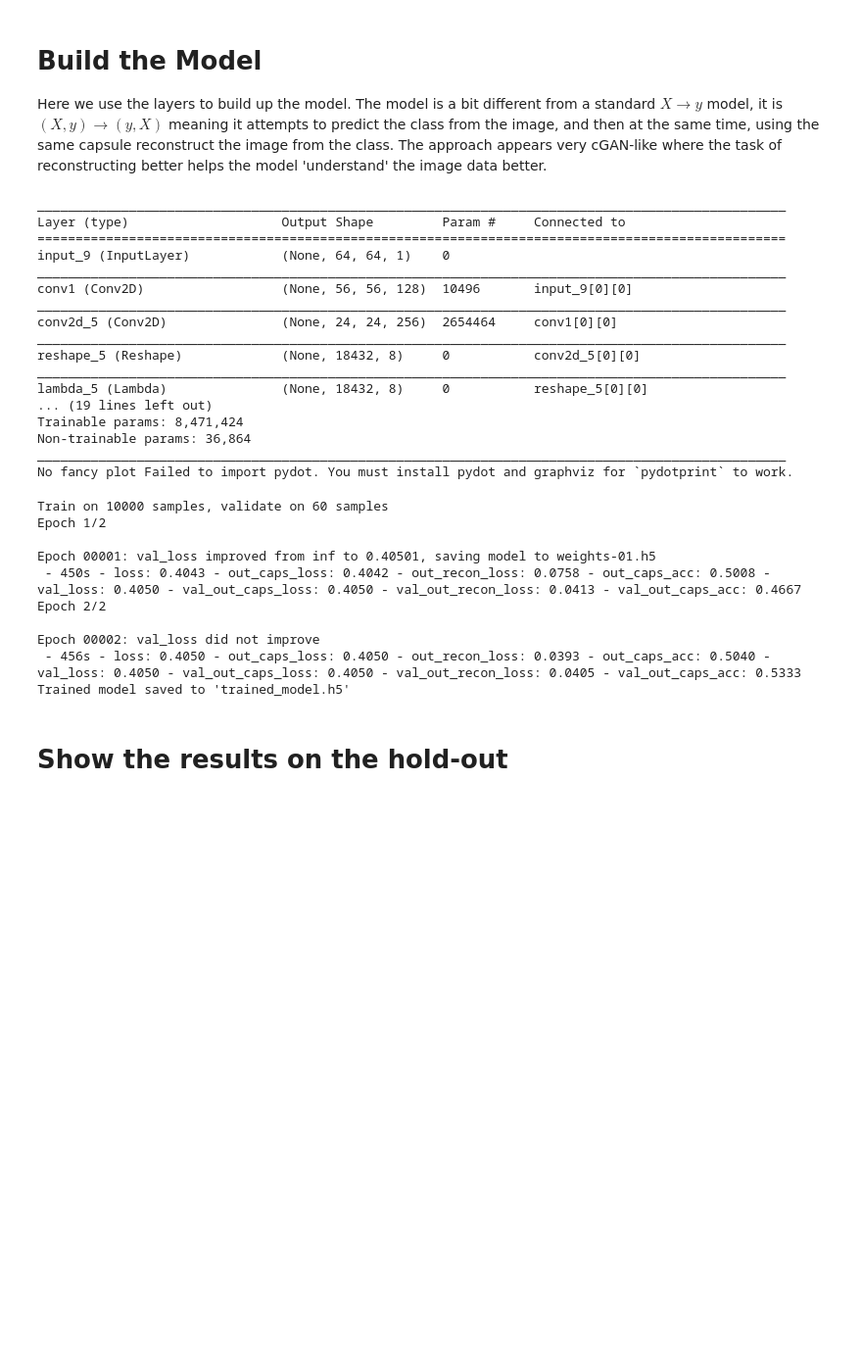
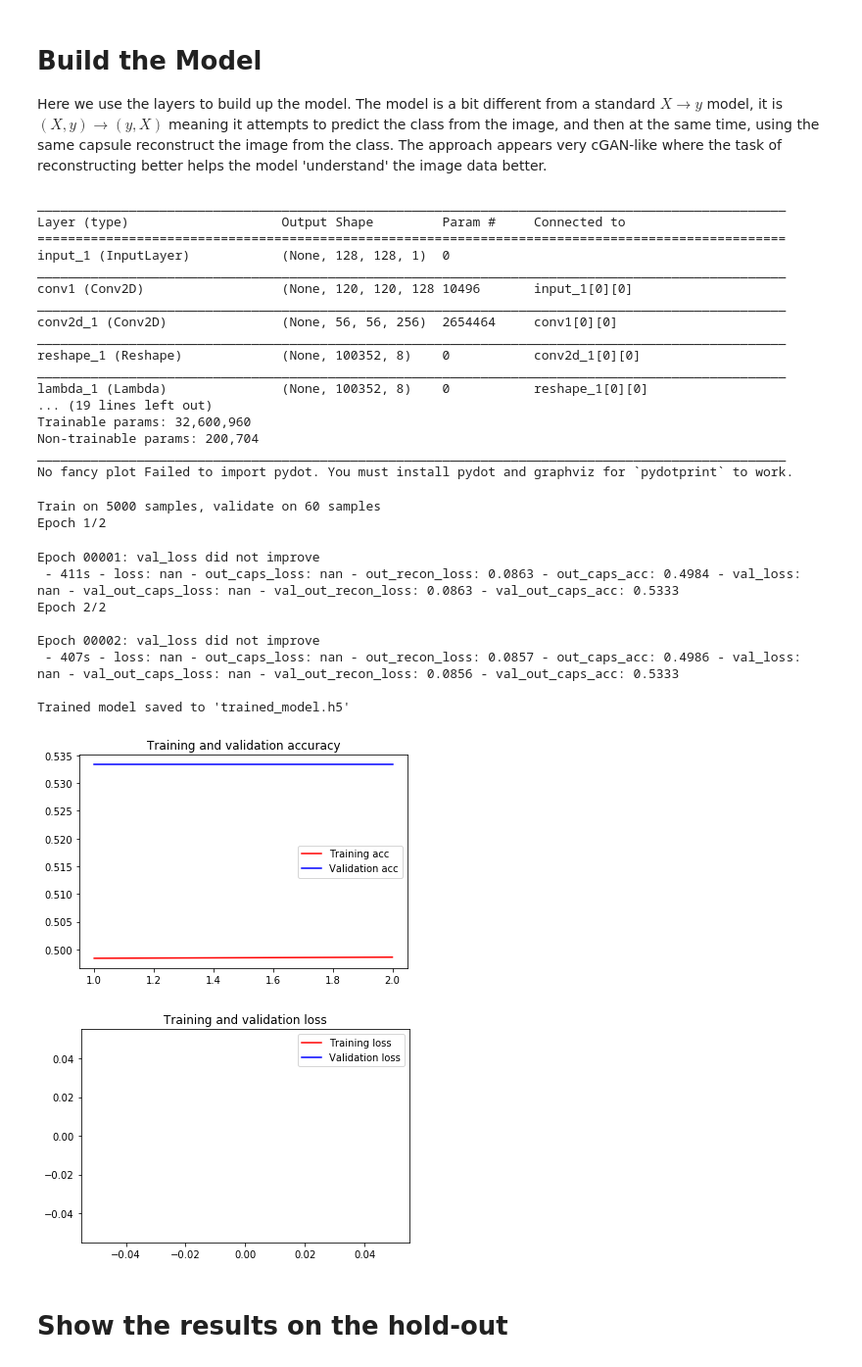
Before and after one commit to data-man-34/XrayNet, a Jupyter notebook: script.ipynb, the cells around one changed output. Shown at 98% size. Cells and saved outputs as stored; diff of their text form; code cells hidden in the pictures; blank space fills up the shorter version.

```diff
--- a/script.ipynb
+++ b/script.ipynb
@@ -26,4 +26,4 @@ from keras_tqdm import TQDMNotebookCallback
 from tqdm import tqdm_notebook
 import cv2
 
-IMG_SIZE = 64
+IMG_SIZE = 128
@@ -35,8 +37,8 @@ os.chdir('C:/Science_Research/')
 print('loading from file...')
 X_val = np.load(f'image_batches/X_val.npy')
 Y_val = np.load(f'image_batches/Y_val.npy')
-X_train = np.load(f'image_batches/X_train_{0}.npy')
-Y_train = np.load(f'image_batches/Y_train_{0}.npy')
+X_train = np.load(f'image_batches/X_train_{0}.npy')[:5000]
+Y_train = np.load(f'image_batches/Y_train_{0}.npy')[:5000]
 print('Data loaded')
 # %% [output]
 loading from file...
@@ -46,11 +48,11 @@ BW_train = []
 BW_val = []
 
 for image in tqdm_notebook(X_train):
-    im = image #cv2.cvtColor(image, cv2.COLOR_RGB2GRAY)
+    im = cv2.cvtColor(image, cv2.COLOR_RGB2GRAY)
     BW_train.append(cv2.resize(im, (IMG_SIZE,IMG_SIZE)))
 
 for image in tqdm_notebook(X_val):
-    im = image#cv2.cvtColor(image, cv2.COLOR_RGB2GRAY)
+    im = cv2.cvtColor(image, cv2.COLOR_RGB2GRAY)
     BW_val.append(cv2.resize(im, (IMG_SIZE,IMG_SIZE)))
 
 X_train = np.array(BW_train)
@@ -310,18 +312,18 @@ except Exception as e:
 __________________________________________________________________________________________________
 Layer (type)                    Output Shape         Param #     Connected to
 ==================================================================================================
-input_9 (InputLayer)            (None, 64, 64, 1)    0
+input_1 (InputLayer)            (None, 128, 128, 1)  0
 __________________________________________________________________________________________________
-conv1 (Conv2D)                  (None, 56, 56, 128)  10496       input_9[0][0]
+conv1 (Conv2D)                  (None, 120, 120, 128 10496       input_1[0][0]
 __________________________________________________________________________________________________
-conv2d_5 (Conv2D)               (None, 24, 24, 256)  2654464     conv1[0][0]
+conv2d_1 (Conv2D)               (None, 56, 56, 256)  2654464     conv1[0][0]
 __________________________________________________________________________________________________
-reshape_5 (Reshape)             (None, 18432, 8)     0           conv2d_5[0][0]
+reshape_1 (Reshape)             (None, 100352, 8)    0           conv2d_1[0][0]
 __________________________________________________________________________________________________
-lambda_5 (Lambda)               (None, 18432, 8)     0           reshape_5[0][0]
+lambda_1 (Lambda)               (None, 100352, 8)    0           reshape_1[0][0]
 ... (19 lines left out)
-Trainable params: 8,471,424
-Non-trainable params: 36,864
+Trainable params: 32,600,960
+Non-trainable params: 200,704
 __________________________________________________________________________________________________
 No fancy plot Failed to import pydot. You must install pydot and graphviz for `pydotprint` to work.
 # %%
@@ -379,16 +381,43 @@ def train(model, data, epoch_size_frac=1.0):
 mod, hists = train(model=model, data=((x_train, y_train), (x_test[:60], y_test[:60])),
       epoch_size_frac = 0.5) # do 10% of an epoch (takes too long)
 # %% [output]
-Train on 10000 samples, validate on 60 samples
+Train on 5000 samples, validate on 60 samples
 Epoch 1/2
-
-Epoch 00001: val_loss improved from inf to 0.40501, saving model to weights-01.h5
- - 450s - loss: 0.4043 - out_caps_loss: 0.4042 - out_recon_loss: 0.0758 - out_caps_acc: 0.5008 - val_loss: 0.4050 - val_out_caps_loss: 0.4050 - val_out_recon_loss: 0.0413 - val_out_caps_acc: 0.4667
-Epoch 2/2
-
-Epoch 00002: val_loss did not improve
- - 456s - loss: 0.4050 - out_caps_loss: 0.4050 - out_recon_loss: 0.0393 - out_caps_acc: 0.5040 - val_loss: 0.4050 - val_out_caps_loss: 0.4050 - val_out_recon_loss: 0.0405 - val_out_caps_acc: 0.5333
-Trained model saved to 'trained_model.h5'
+Epoch 00001: val_loss did not improve
+ - 411s - loss: nan - out_caps_loss: nan - out_recon_loss: 0.0863 - out_caps_acc: 0.4984 - val_loss: nan - val_out_caps_loss: nan - val_out_recon_loss: 0.0863 - val_out_caps_acc: 0.5333
+Epoch 2/2
+
+Epoch 00002: val_loss did not improve
+ - 407s - loss: nan - out_caps_loss: nan - out_recon_loss: 0.0857 - out_caps_acc: 0.4986 - val_loss: nan - val_out_caps_loss: nan - val_out_recon_loss: 0.0856 - val_out_caps_acc: 0.5333
+
+Trained model saved to 'trained_model.h5'
+# %%
+import matplotlib.pyplot as plt
+
+history = hists
+
+acc = history.history['out_caps_acc']
+val_acc = history.history['val_out_caps_acc']
+loss = history.history['loss']
+val_loss = history.history['val_loss']
+epochs = range(1, len(acc) + 1)
+
+plt.title('Training and validation accuracy')
+plt.plot(epochs, acc, 'red', label='Training acc')
+plt.plot(epochs, val_acc, 'blue', label='Validation acc')
+plt.legend()
+
+plt.figure()
+plt.title('Training and validation loss')
+plt.plot(epochs, loss, 'red', label='Training loss')
+plt.plot(epochs, val_loss, 'blue', label='Validation loss')
+
+plt.legend()
+
+plt.show()
+# %% [output]
+[figure, added]
+[figure, added]
 # %%
 def combine_images(generated_images):
     num = generated_images.shape[0]
```
Also changed, not shown: parts of 1 cell of this notebook, 30 other files.
